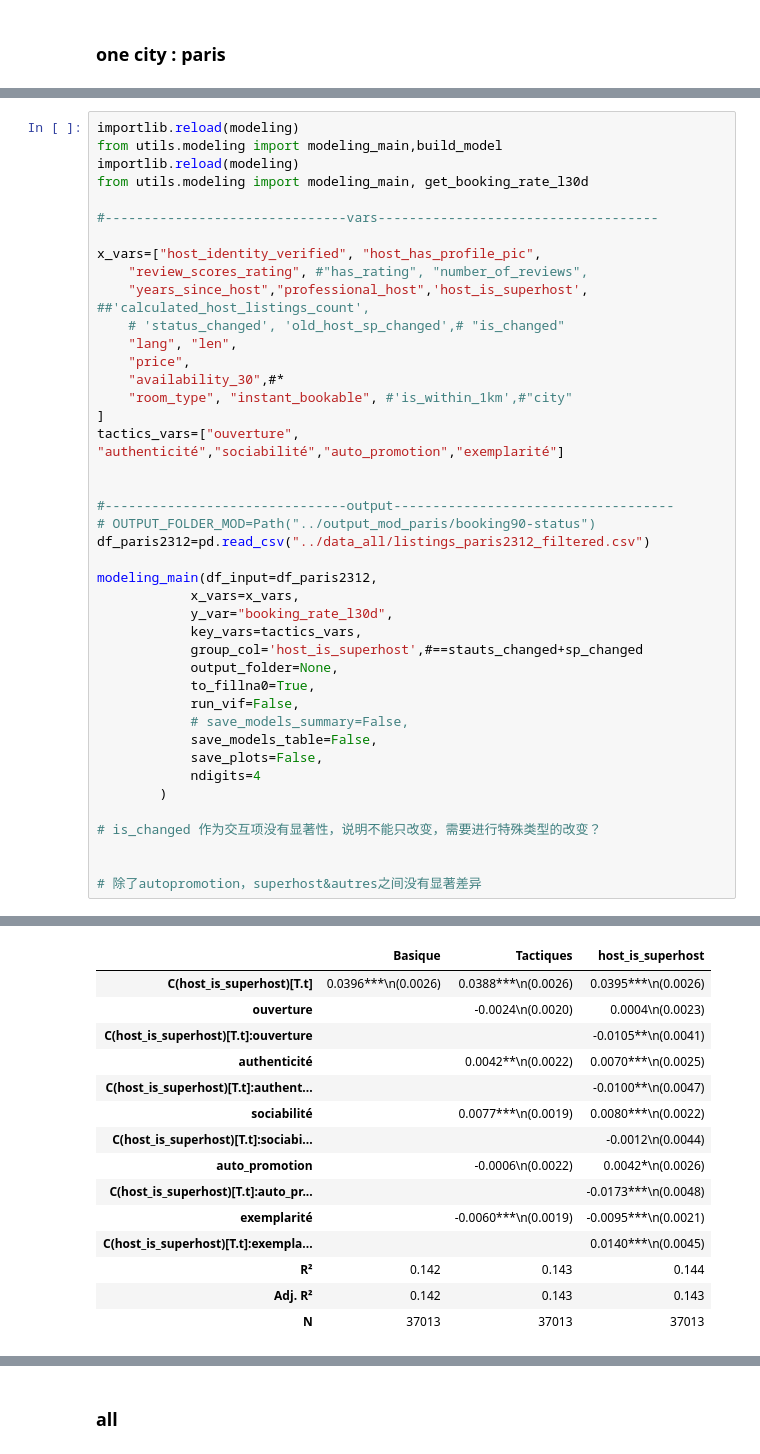
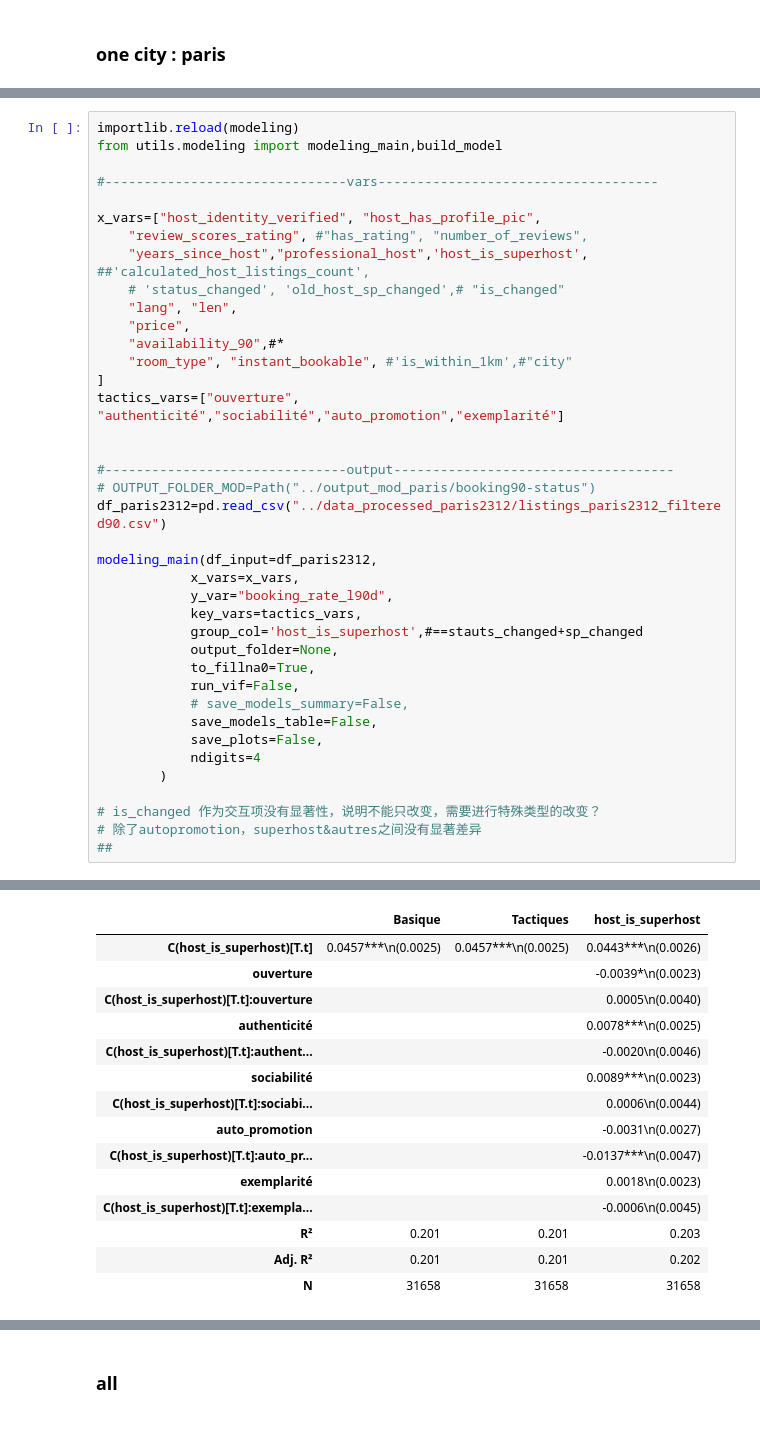
Before and after one commit to yeliu-dh/SelfPresentation_Multimodal_airbnb, a Jupyter notebook: C_stat/test_mod.ipynb, the cells around one changed output, grey strips where cells are left out. Saved outputs shown, nothing was run; the diff lists cells and outputs as text.

```diff
--- a/C_stat/test_mod.ipynb
+++ b/C_stat/test_mod.ipynb
@@ -476,8 +145,6 @@ print(df_paris2312.columns.to_list())
 # %%
 importlib.reload(modeling)
 from utils.modeling import modeling_main,build_model
-importlib.reload(modeling)
-from utils.modeling import modeling_main, get_booking_rate_l30d
 
 #-------------------------------vars------------------------------------
 
@@ -487,7 +154,7 @@ x_vars=["host_identity_verified", "host_has_profile_pic",
     # 'status_changed', 'old_host_sp_changed',# "is_changed"
     "lang", "len",
     "price",
-    "availability_30",#*
+    "availability_90",#*
     "room_type", "instant_bookable", #'is_within_1km',#"city"
 ]
 tactics_vars=["ouverture", "authenticité","sociabilité","auto_promotion","exemplarité"]
@@ -495,11 +162,11 @@ tactics_vars=["ouverture", "authenticité","sociabilité","auto_promotion","exem
 
 #-------------------------------output------------------------------------
 # OUTPUT_FOLDER_MOD=Path("../output_mod_paris/booking90-status")
-df_paris2312=pd.read_csv("../data_all/listings_paris2312_filtered.csv")
+df_paris2312=pd.read_csv("../data_processed_paris2312/listings_paris2312_filtered90.csv")
 
 modeling_main(df_input=df_paris2312,
             x_vars=x_vars,
-            y_var="booking_rate_l30d",
+            y_var="booking_rate_l90d",
             key_vars=tactics_vars,
             group_col='host_is_superhost',#==stauts_changed+sp_changed
             output_folder=None,
@@ -512,9 +179,8 @@ modeling_main(df_input=df_paris2312,
         )
 
 # is_changed 作为交互项没有显著性，说明不能只改变，需要进行特殊类型的改变？
-
-
 # 除了autopromotion，superhost&autres之间没有显著差异
+##
 # %% [output]
 =============================================check data=============================================
 [INFO] fillna in key cols!`
@@ -560,17 +226,17 @@ x f/t
 |  | Basique | Tactiques | host_is_superhost |
-| C(host_is_superhost)[T.t] | 0.0396***\n(0.0026) | 0.0388***\n(0.0026) | 0.0395***\n(0.0026) |
-| ouverture |  | -0.0024\n(0.0020) | 0.0004\n(0.0023) |
-| C(host_is_superhost)[T.t]:ouverture |  |  | -0.0105**\n(0.0041) |
-| authenticité |  | 0.0042**\n(0.0022) | 0.0070***\n(0.0025) |
-| C(host_is_superhost)[T.t]:authent... |  |  | -0.0100**\n(0.0047) |
-| sociabilité |  | 0.0077***\n(0.0019) | 0.0080***\n(0.0022) |
-| C(host_is_superhost)[T.t]:sociabi... |  |  | -0.0012\n(0.0044) |
-| auto_promotion |  | -0.0006\n(0.0022) | 0.0042*\n(0.0026) |
-| C(host_is_superhost)[T.t]:auto_pr... |  |  | -0.0173***\n(0.0048) |
-| exemplarité |  | -0.0060***\n(0.0019) | -0.0095***\n(0.0021) |
-| C(host_is_superhost)[T.t]:exempla... |  |  | 0.0140***\n(0.0045) |
-| R² | 0.142 | 0.143 | 0.144 |
-| Adj. R² | 0.142 | 0.143 | 0.143 |
-| N | 37013 | 37013 | 37013 |
+| C(host_is_superhost)[T.t] | 0.0457***\n(0.0025) | 0.0457***\n(0.0025) | 0.0443***\n(0.0026) |
+| ouverture |  |  | -0.0039*\n(0.0023) |
+| C(host_is_superhost)[T.t]:ouverture |  |  | 0.0005\n(0.0040) |
+| authenticité |  |  | 0.0078***\n(0.0025) |
+| C(host_is_superhost)[T.t]:authent... |  |  | -0.0020\n(0.0046) |
+| sociabilité |  |  | 0.0089***\n(0.0023) |
+| C(host_is_superhost)[T.t]:sociabi... |  |  | 0.0006\n(0.0044) |
+| auto_promotion |  |  | -0.0031\n(0.0027) |
+| C(host_is_superhost)[T.t]:auto_pr... |  |  | -0.0137***\n(0.0047) |
+| exemplarité |  |  | 0.0018\n(0.0023) |
+| C(host_is_superhost)[T.t]:exempla... |  |  | -0.0006\n(0.0045) |
+| R² | 0.201 | 0.201 | 0.203 |
+| Adj. R² | 0.201 | 0.201 | 0.202 |
+| N | 31658 | 31658 | 31658 |
 ... (9 outputs left out)
 # %%
```
Also changed, not shown: parts of 29 cells of this notebook, 13 other files.
